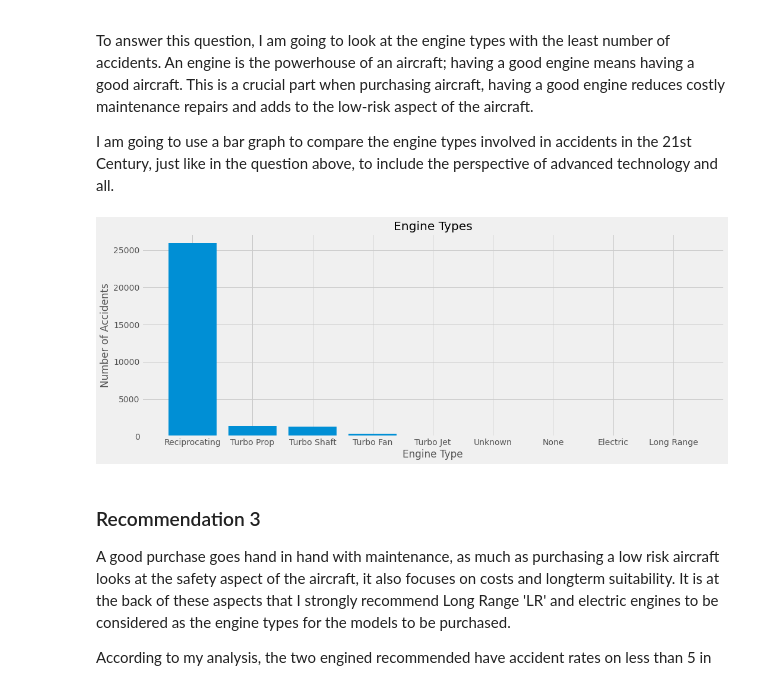
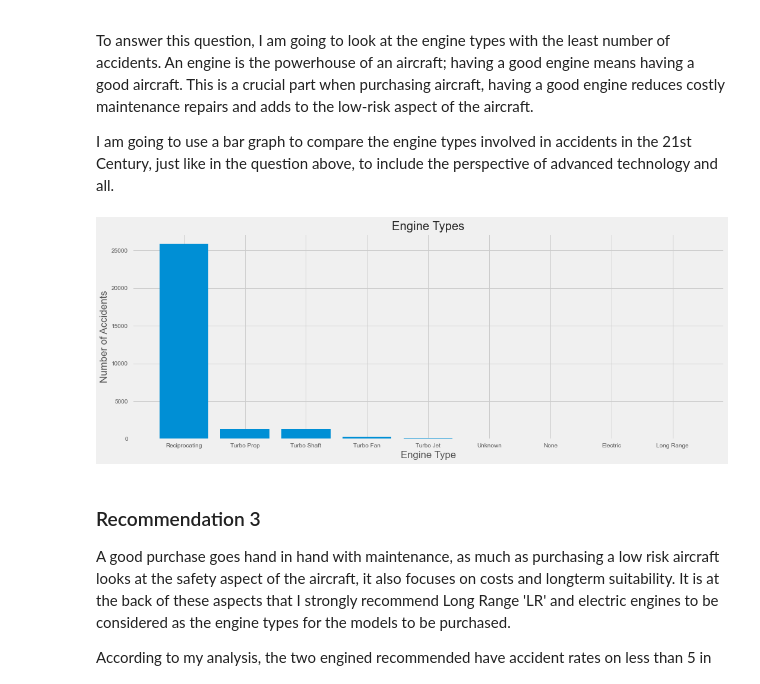
Before and after one commit to Assesa44/Phase1_project, a Jupyter notebook: notebook.ipynb, the cells around one changed output. Cells and saved outputs as stored; diff of their text form; code cells hidden in the pictures.

```diff
--- a/notebook.ipynb
+++ b/notebook.ipynb
@@ -1020,29 +1020,29 @@ I am going to use a bar graph to compare the engine types involved in accidents
 # %%
 # First I am preparing my data by retrieving the needed data from the dataframe using the .value_counts() method.
 # I am retrieving all the data from the column `Engine.Type`, using its values for the x axis and the counts for the plot's y axis.
 # To retrieve them, I am using the `.index[]` method to get the values by slicing through them. To get the counts, I am using the `.head()` method.
-Engine_type = list(Twenty_first_century['Engine.Type'].value_counts().index[0:9])
-Engine_count = list(Twenty_first_century['Engine.Type'].value_counts().head(9))
+Engine_type = list(Twenty_first_century['Engine.Type'].value_counts().index[0:10])
+Engine_count = list(Twenty_first_century['Engine.Type'].value_counts().head(10))
 
 # Title and labels
 # Next I am storing the plot's title and labels in variables, this is for convininece and easy acces when plotting the graph.
 title = 'Engine Types'
 x_label = 'Engine Type'
 y_label = 'Number of Accidents'
 
 # In this part I am plotting a bar graph, this is the most suitable graph to use when comparing things
 # customizing figure and plot
 plt.style.use('fivethirtyeight')
 fig, ax = plt.subplots(figsize = (15, 6))
 
 # Plotting the bar graph
 ax.bar(Engine_type, Engine_count)
 
 #setting the title, label and adjusting the layout
 ax.set(title = title, xlabel = x_label, ylabel = y_label)
 plt.tight_layout();
 # %% [output]
-[figure, old version]
+[figure, new version]
 # %% [markdown]
 ### Recommendation 3
 A good purchase goes hand in hand with maintenance, as much as purchasing a low risk aircraft looks at the safety aspect of the aircraft, it also focuses on costs and longterm suitability. It is at the back of these aspects that I strongly recommend Long Range 'LR' and electric engines to be considered as the engine types for the models to be purchased.
```
Also changed, not shown: parts of 15 cells of this notebook.
